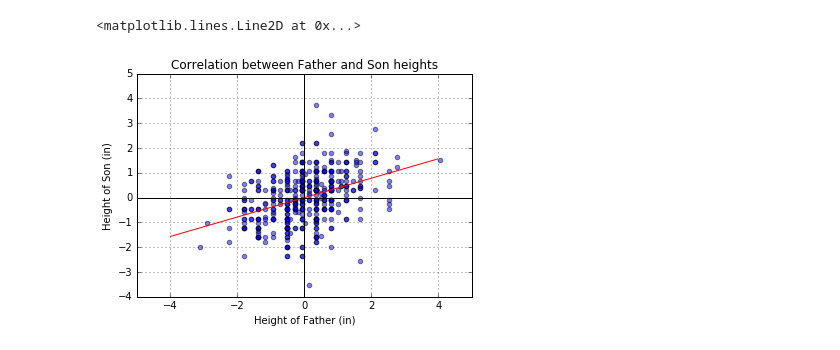
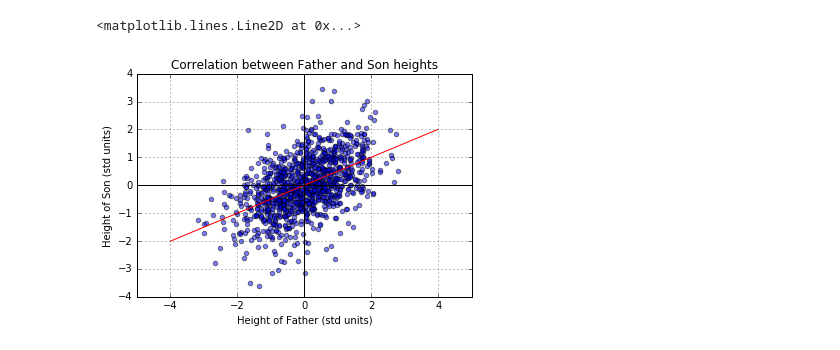
Before and after one commit to andrewzhang1/Stat-140, a Jupyter notebook: correlation/Conditional Expectation.ipynb, the cells around one changed output. Drawn from its saved outputs; the diff is of its cells as text; code cells hidden in the pictures.

Commit message:
changed to Pearson's dataset, added interactivity

```diff
--- a/correlation/Conditional Expectation.ipynb
+++ b/correlation/Conditional Expectation.ipynb
@@ -11,5 +26,5 @@ import matplotlib.pyplot as plt
 # %%
-heights = Table.read_table('Galton.csv')
-# Data from http://www.math.uah.edu/stat/data/Galton.html
-heights
+father_son = Table.read_table("Pearson.csv")
+# Data from http://www.math.uah.edu/stat/data/Pearson.html
+father_son
 # %% [output]
@@ -56,12 +54,12 @@ father_sd = np.std(father_son["Father"])
 son_mean = np.mean(father_son["Son"])
 son_sd = np.std(father_son["Son"])
 
-rho = np.corrcoef(father_son["Father"], father_son["Son"])[0][1]
+rho = np.corrcoef(father_son["Father"], father_son["Son"])
 
 print("Fathers:")
 print("Mean:", father_mean, "SD", father_sd)
 print("Sons:")
 print("Mean:", son_mean, "SD", son_sd)
-print("Correlation", rho)
+print("Correlation", rho[0][1])
 # %% [output]
 Fathers:
@@ -72,5 +70,4 @@ Correlation 0.391317358142
 # %%
-std_father_son = father_son
+std_father_son = Table.copy(father_son)
 std_father_son["Father"] = stats.zscore(father_son["Father"])
 std_father_son["Son"] = stats.zscore(father_son["Son"])
-father_son
@@ -105,13 +74,13 @@ sub2.text(0.5, 0.5,
 # %%
-plt.scatter(father_son["Father"], father_son["Son"], alpha=0.5)
+plt.scatter(std_father_son["Father"], std_father_son["Son"], alpha=0.5)
 t = np.arange(-4, 4, 0.02)
-plt.plot(t, t*rho, "r")
+plt.plot(t, t*rho[0][1], "r")
 plt.title("Correlation between Father and Son heights")
-plt.xlabel("Height of Father (in)")
-plt.ylabel("Height of Son (in)")
+plt.xlabel("Height of Father (std units)")
+plt.ylabel("Height of Son (std units)")
 plt.grid(True, which='both')
 plt.axhline(y=0, color='k')
 plt.axvline(x=0, color='k')
 # %% [output]
 <matplotlib.lines.Line2D at 0x...>
-[figure, old version]
+[figure, new version]
```
Also changed, not shown: parts of 14 cells of this notebook, 2 other files.
